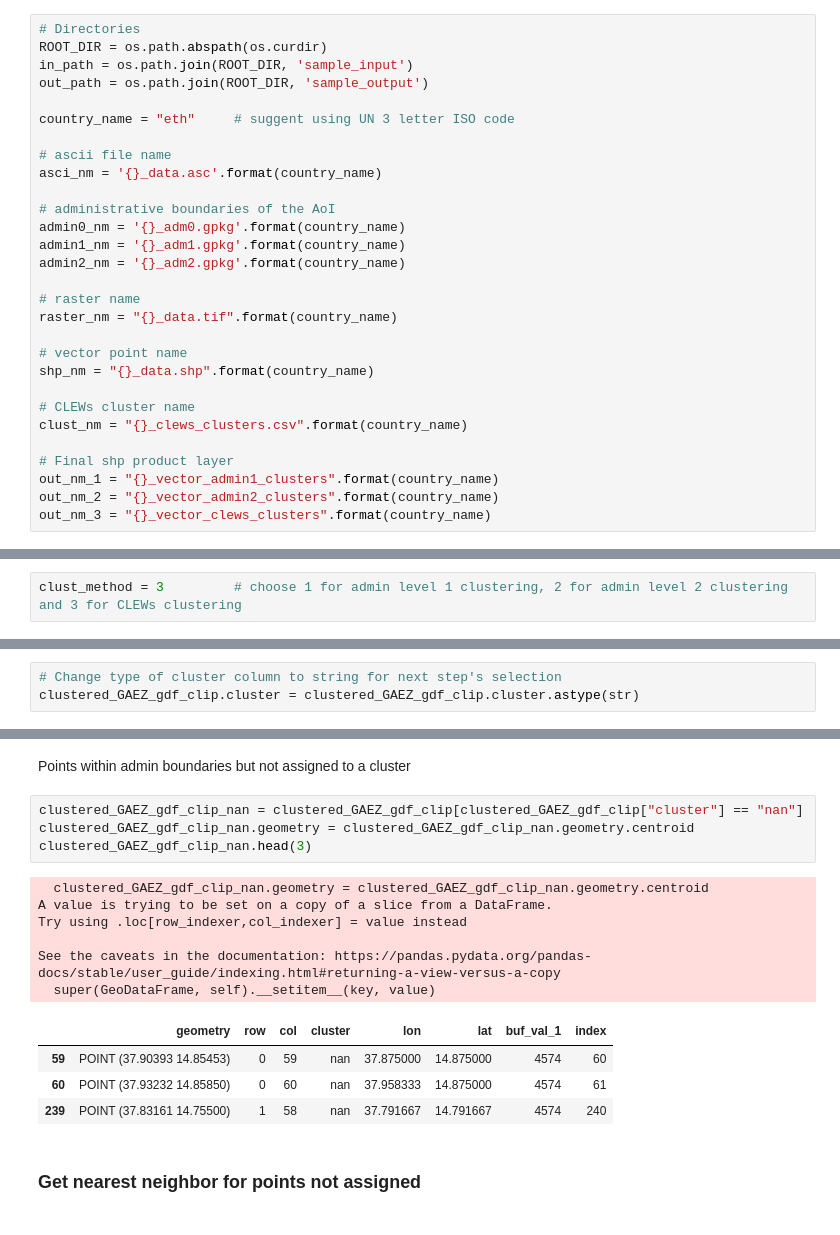
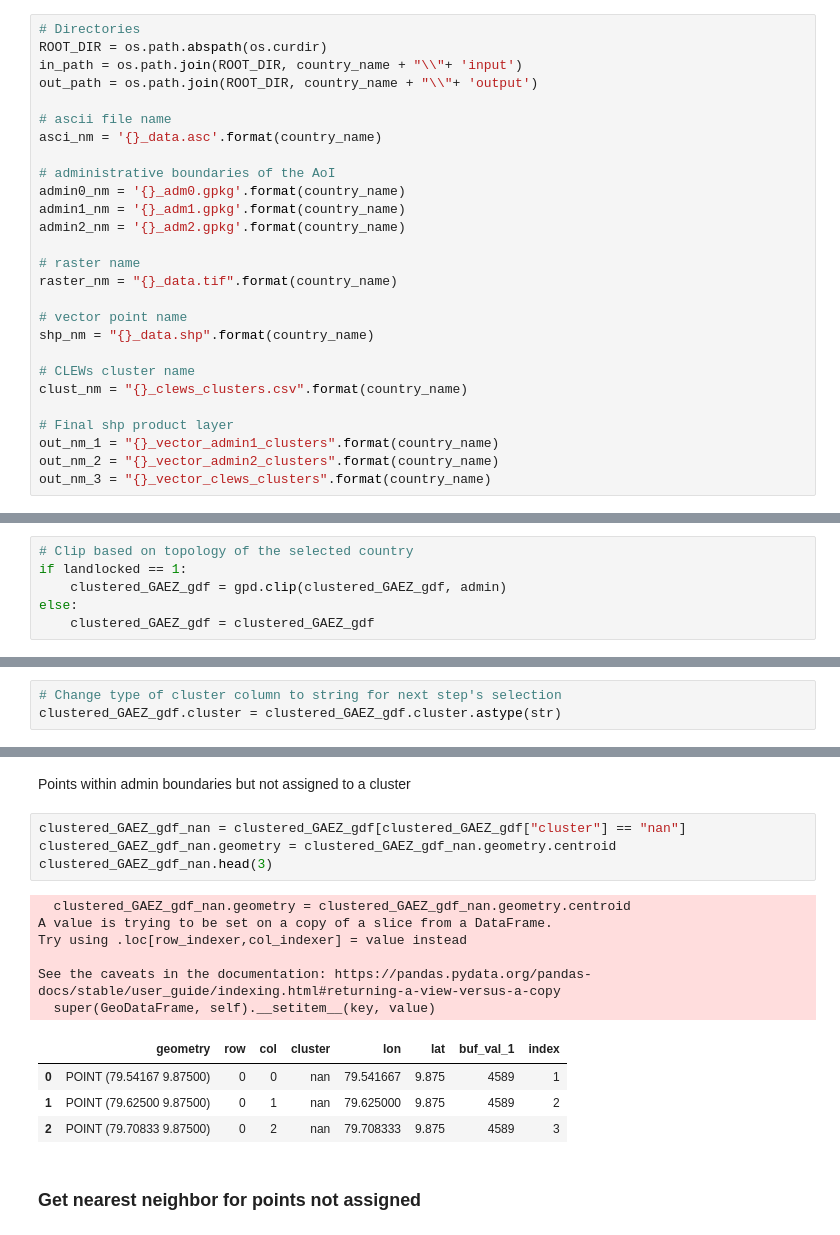
Before and after one commit to akorkovelos/un-clews-gis-work, a Jupyter notebook: Creating clustered polygons from ascii grid.ipynb, the cells around one changed output, grey strips where cells are left out. Drawn from its saved outputs; the diff is of its cells as text.

```diff
--- a/Creating clustered polygons from ascii grid.ipynb
+++ b/Creating clustered polygons from ascii grid.ipynb
@@ -54,10 +70,8 @@ import matplotlib.pyplot as plt
 # %%
 # Directories
 ROOT_DIR = os.path.abspath(os.curdir)
-in_path = os.path.join(ROOT_DIR, 'sample_input')
-out_path = os.path.join(ROOT_DIR, 'sample_output')
-
-country_name = "eth"     # suggent using UN 3 letter ISO code
+in_path = os.path.join(ROOT_DIR, country_name + "\\"+ 'input')
+out_path = os.path.join(ROOT_DIR, country_name + "\\"+ 'output')
 
 # ascii file name
 asci_nm = '{}_data.asc'.format(country_name)
@@ -93,5 +97,3 @@ crs_proj = CRS("EPSG:32637")
-# %%
-clust_method = 3         # choose 1 for admin level 1 clustering, 2 for admin level 2 clustering and 3 for CLEWs clustering
 # %% [markdown]
 ## Step 1. Provide spatial index to the tabular cluster data
 # %% [markdown]
@@ -462,8 +458,14 @@ clustered_GAEZ_gdf_clip = gpd.clip(clustered_GAEZ_gdf, admin)
+# %%
+# Clip based on topology of the selected country
+if landlocked == 1:
+    clustered_GAEZ_gdf = gpd.clip(clustered_GAEZ_gdf, admin)
+else:
+    clustered_GAEZ_gdf = clustered_GAEZ_gdf
 # %% [markdown]
 ### Split vector points based on cluster assignment
 # %%
 # Change type of cluster column to string for next step's selection
-clustered_GAEZ_gdf_clip.cluster = clustered_GAEZ_gdf_clip.cluster.astype(str)
+clustered_GAEZ_gdf.cluster = clustered_GAEZ_gdf.cluster.astype(str)
 # %% [markdown]
 Points within admin boundaries that are assigned to a cluster
 # %%
@@ -484,20 +486,20 @@ See the caveats in the documentation: https://pandas.pydata.org/pandas-docs/stab
 # %% [markdown]
 Points within admin boundaries but not assigned to a cluster
 # %%
-clustered_GAEZ_gdf_clip_nan = clustered_GAEZ_gdf_clip[clustered_GAEZ_gdf_clip["cluster"] == "nan"]
-clustered_GAEZ_gdf_clip_nan.geometry = clustered_GAEZ_gdf_clip_nan.geometry.centroid
-clustered_GAEZ_gdf_clip_nan.head(3)
+clustered_GAEZ_gdf_nan = clustered_GAEZ_gdf[clustered_GAEZ_gdf["cluster"] == "nan"]
+clustered_GAEZ_gdf_nan.geometry = clustered_GAEZ_gdf_nan.geometry.centroid
+clustered_GAEZ_gdf_nan.head(3)
 # %% [output]
-  clustered_GAEZ_gdf_clip_nan.geometry = clustered_GAEZ_gdf_clip_nan.geometry.centroid
+  clustered_GAEZ_gdf_nan.geometry = clustered_GAEZ_gdf_nan.geometry.centroid
 A value is trying to be set on a copy of a slice from a DataFrame.
 Try using .loc[row_indexer,col_indexer] = value instead
 
 See the caveats in the documentation: https://pandas.pydata.org/pandas-docs/stable/user_guide/indexing.html#returning-a-view-versus-a-copy
   super(GeoDataFrame, self).__setitem__(key, value)
 |  | geometry | row | col | cluster | lon | lat | buf_val_1 | index |
-| 59 | POINT (37.90393 14.85453) | 0 | 59 | nan | 37.875000 | 14.875000 | 4574 | 60 |
-| 60 | POINT (37.93232 14.85850) | 0 | 60 | nan | 37.958333 | 14.875000 | 4574 | 61 |
-| 239 | POINT (37.83161 14.75500) | 1 | 58 | nan | 37.791667 | 14.791667 | 4574 | 240 |
+| 0 | POINT (79.54167 9.87500) | 0 | 0 | nan | 79.541667 | 9.875 | 4589 | 1 |
+| 1 | POINT (79.62500 9.87500) | 0 | 1 | nan | 79.625000 | 9.875 | 4589 | 2 |
+| 2 | POINT (79.70833 9.87500) | 0 | 2 | nan | 79.708333 | 9.875 | 4589 | 3 |
 # %% [markdown]
 ### Get nearest neighbor for points not assigned
 # %%
```
Also changed, not shown: parts of 34 cells of this notebook.
